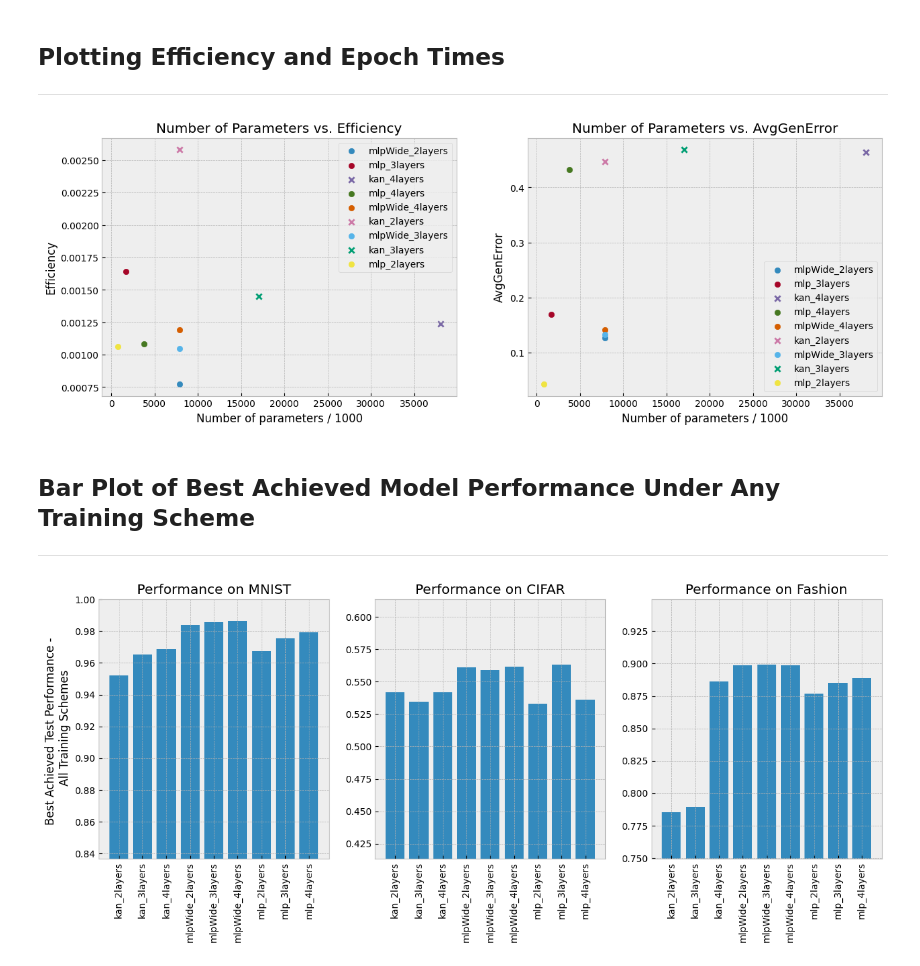
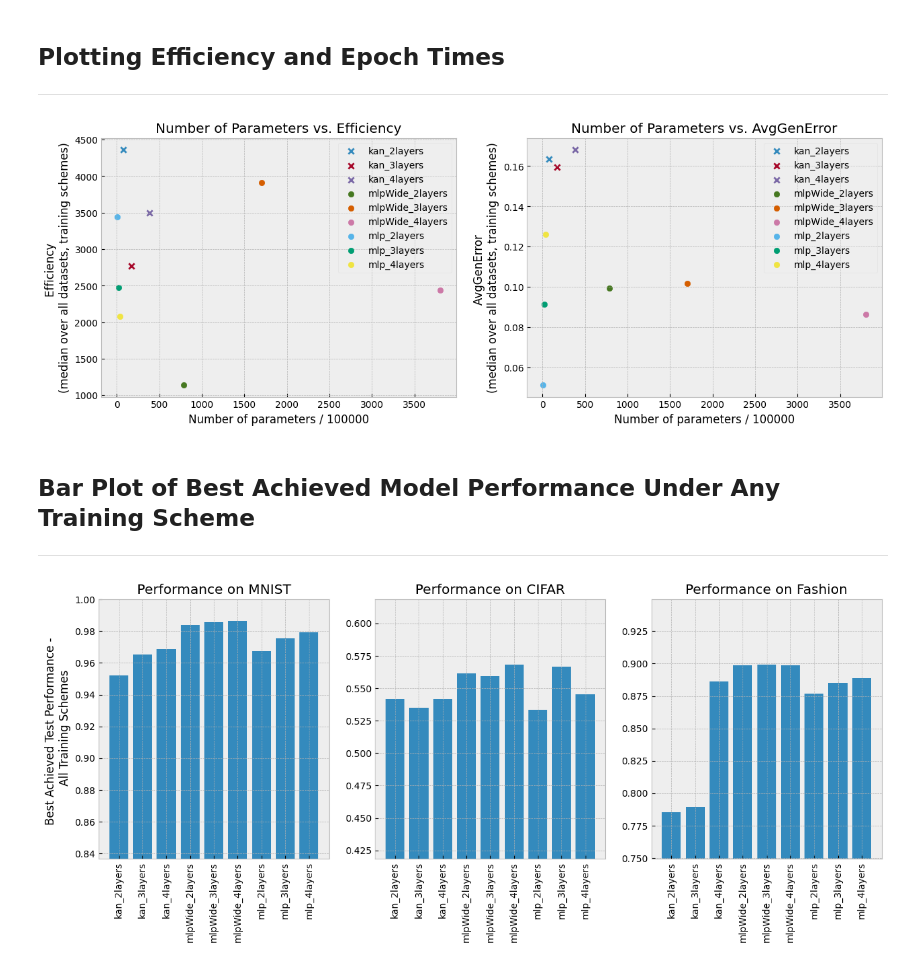
Before and after one commit to ShairozS/HSIC_Bottleneck-Pytorch, a Jupyter notebook: Outputs/results_analysis.ipynb, the cells around one changed output. Cells and saved outputs as stored; diff of their text form; code cells hidden in the pictures.

```diff
--- a/Outputs/results_analysis.ipynb
+++ b/Outputs/results_analysis.ipynb
@@ -7,8 +7,9 @@ import matplotlib.pyplot as plt
 ----------
 # %%
 df = pd.read_csv('../Notebooks/results_compiled.csv', )
-DATASET = 'CIFAR'
-df = df[df.Dataset == DATASET]
+#DATASET = 'MNIST'
+#df = df[df.Dataset == DATASET]
+df = df[df.Backprop == 'backprop']
 df.head()
 print(df.shape)
 # %% [output]
@@ -19,7 +26,10 @@ print(df.shape)
 # %%
-#df['Optimizer'] = pd.Series([x.strip() for x in df.Optimizer])
-#df['ModelType'] = df['Model'] + "_" + df['Num_layers']
-#df['Efficiency'] = (df['Best_test'] / (df['Best_test_at'] + 1))*np.sqrt((1e9 - df['Num_parameters']))
+
+
+df['Optimizer'] = pd.Series([x for x in df.Optimizer])
+df['ModelType'] = df['Model'] + "_" + df['Num_layers']
+df['Efficiency'] = (df['Best_test'] / (df['Best_test_at'] + 1))*np.sqrt((1e9 - df['Num_parameters']))
+
 df.sort_values('Best_test')[df.ModelType == 'kan_4layers']
 # %% [output]
 |  | Unnamed: 0 | Dataset | Backprop | Model | Num_layers | Batchsize | LearningRate | TotalEpochs | ... |
@@ -42,3 +52,16 @@ df.sort_values('Best_test')[df.ModelType == 'kan_4layers']
+# %%
+df.loc[((df['ModelType'] == 'mlpWide_2layers') & (df['Dataset'] == 'CIFAR')), 'Num_parameters'] =  78676490
+df.loc[((df['ModelType'] == 'mlpWide_3layers') & (df['Dataset'] == 'CIFAR')), 'Num_parameters'] =  170442250
+df.loc[((df['ModelType'] == 'mlpWide_4layers') & (df['Dataset'] == 'CIFAR')), 'Num_parameters'] =  380188170
+
+df.loc[((df['ModelType'] == 'mlpWide_2layers') & (df['Dataset'] == 'MNIST')), 'Num_parameters'] = 255050
+df.loc[((df['ModelType'] == 'mlpWide_3layers') & (df['Dataset'] == 'MNIST')), 'Num_parameters'] = 712650
+df.loc[((df['ModelType'] == 'mlpWide_4layers') & (df['Dataset'] == 'MNIST')), 'Num_parameters'] = 2037450
+
+
+df.loc[((df['ModelType'] == 'mlpWide_2layers') & (df['Dataset'] == 'Fashion')), 'Num_parameters'] = 255050
+df.loc[((df['ModelType'] == 'mlpWide_3layers') & (df['Dataset'] == 'Fashion')), 'Num_parameters'] = 712650
+df.loc[((df['ModelType'] == 'mlpWide_4layers') & (df['Dataset'] == 'Fashion')), 'Num_parameters'] = 2037450
 # %%
 df['Best_test'] = df['Best_test'].astype('float32')
 # %% [markdown]
@@ -119,17 +121,17 @@ Text(0.5, 1.0, 'Test Acc under Backprop Training Schemes (CIFAR)')
 # %%
 fig, axes = plt.subplots(1, 2, figsize = (15, 5)); idx = 0
 for metric in ['Efficiency', 'AvgGenError']:
-    for model in set(np.unique(df['ModelType'])):
+    for model in sorted(list(set(np.unique(df['ModelType'])))):
         sa = df[(df.ModelType ==model)]
         mark = 'o' if 'mlp' in model else 'x'
-        axes[idx].scatter(np.max(sa.Num_parameters/1000), np.median(sa[metric]), marker = mark, label = model, alpha = 1)
+        axes[idx].scatter(np.max(sa.Num_parameters/100000), np.mean(sa[metric]), marker = mark, label = model, alpha = 1)
         axes[idx].set_title("Number of Parameters vs. " + metric)
-        axes[idx].set_xlabel("Number of parameters / 1000")
-        axes[idx].set_ylabel(metric)
-        axes[idx].legend()
+        axes[idx].set_xlabel("Number of parameters / 100000")
+        axes[idx].set_ylabel(metric + " \n(median over all datasets, training schemes)")
+        axes[idx].legend(fancybox=True, framealpha=0.3)
     idx += 1
 # %% [output]
-[figure, old version]
+[figure, new version]
 # %% [markdown]
 ## Bar Plot of Best Achieved Model Performance Under Any Training Scheme
 ------------
@@ -150,7 +152,7 @@ for DATASET in ['MNIST', 'CIFAR', 'Fashion']:
         axes[i].set_ylabel("Best Achieved Test Performance - \n All Training Schemes")
     axes[i].set_title("Performance on " + DATASET); i+=1
 # %% [output]
-[figure, old version]
+[figure, new version]
 # %%
 DATASET = 'CIFAR'
 zs = df[df.Dataset == DATASET]
```
Also changed, not shown: parts of 6 cells of this notebook, 3 other files.
